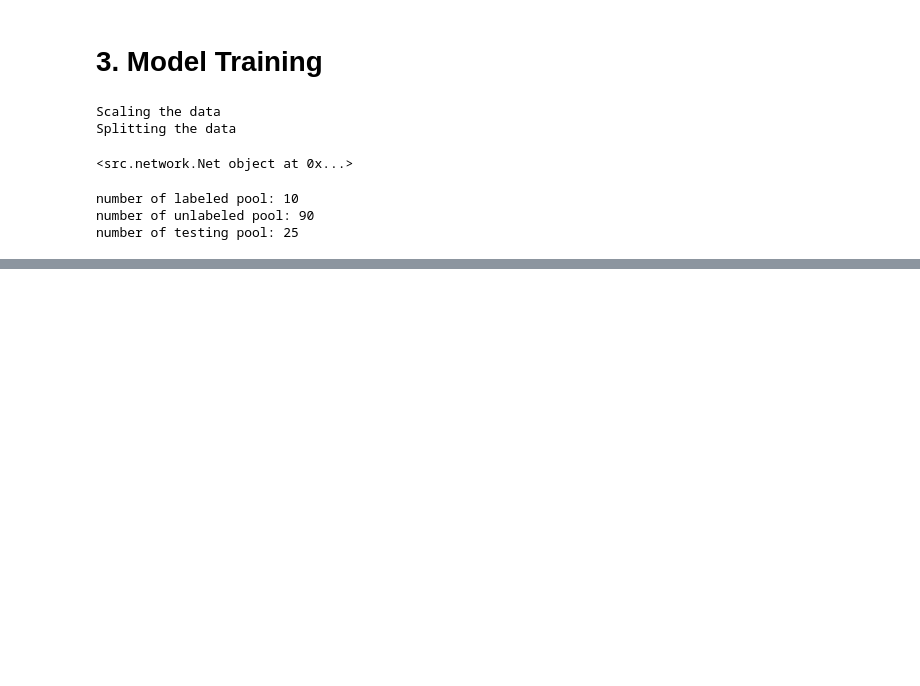
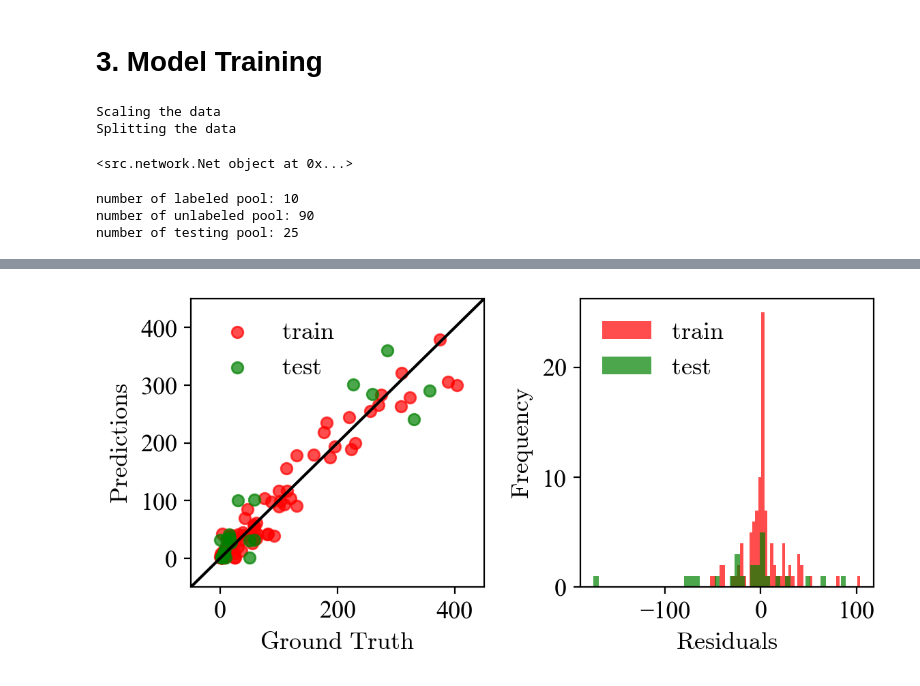
Before and after one commit to EnthusiasticTeslim/ActiveLearner, a Jupyter notebook: notebooks/Polymer.ipynb, the cells around one changed output, grey strips where cells are left out. Cells and saved outputs as stored; diff of their text form; code cells hidden in the pictures; blank space fills up the shorter version.

```diff
--- a/notebooks/Polymer.ipynb
+++ b/notebooks/Polymer.ipynb
@@ -186,0 +255,24 @@ ValueError: 'a' cannot be empty unless no samples are taken
+# %%
+# show model crossplot
+fig, axs = plt.subplots(1, 2, figsize=(6, 3), dpi=200)
+axs[0].scatter(unraveled(preds_train[1]), unraveled(preds_train[0]), color='red', label=r'$\rm train$', alpha=0.7)
+axs[0].scatter(unraveled(preds_test[1]), unraveled(preds_test[0]), color='green', label=r'$\rm test$', alpha=0.7)
+# plot 45 degree line, get max and min values
+axs[0].plot([-50, 450], [-50, 450], color='black')
+axs[0].set_xlabel(r'$\rm Ground \ Truth $')
+axs[0].set_ylabel(r'$\rm Predictions $')
+# zoom in by removing values beyond 2000
+axs[0].set_xlim([-50, 450])
+axs[0].set_ylim([-50, 450])
+axs[0].legend(frameon=False)
+
+# plot histogram of residuals
+axs[1].hist(unraveled(preds_train[1]) - unraveled(preds_train[0]), bins=50, alpha=0.7, color='red')
+axs[1].hist(unraveled(preds_test[1]) - unraveled(preds_test[0]), bins=50, alpha=0.7, color='green')
+axs[1].set_xlabel(r'$\rm Residuals$')
+axs[1].set_ylabel(r'$\rm Frequency$')
+axs[1].legend([r'$\rm train$', r'$\rm test$'], frameon=False)
+
+plt.tight_layout()
+# %% [output]
+[figure, added]
```
Also changed, not shown: parts of 13 cells of this notebook, 6 other files.
